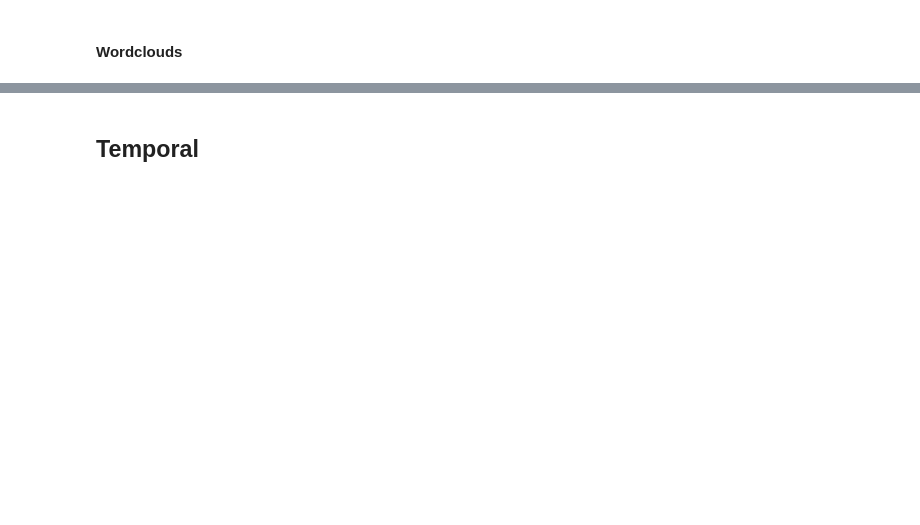
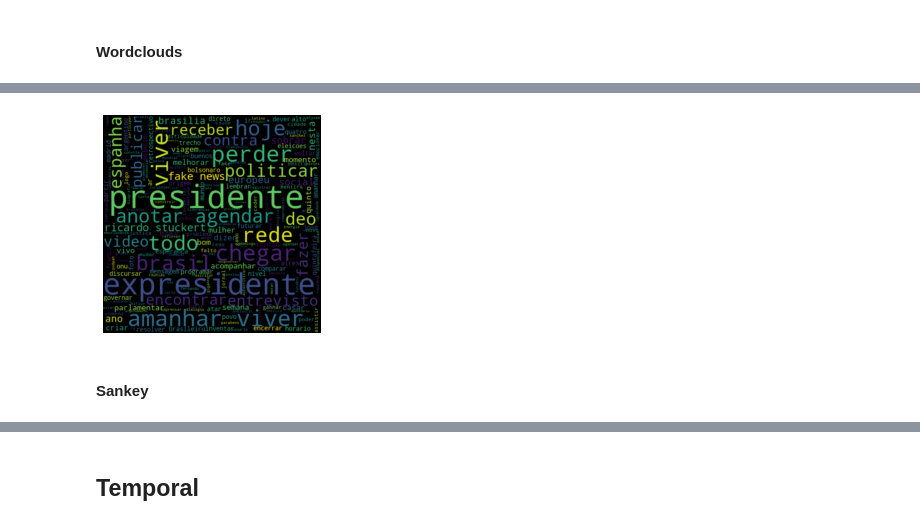
Before and after one commit to gustavo-azevedo/presid, a Jupyter notebook: an.ipynb, the cells around one changed output, grey strips where cells are left out. Cells and saved outputs as stored; diff of their text form; code cells hidden in the pictures; blank space fills up the shorter version.

```diff
--- a/an.ipynb
+++ b/an.ipynb
@@ -404,2 +215,0 @@ Name: clean_text, Length: 586, dtype: object
-# %%
-poli.clean_text = poli.clean_text.apply(extract_words)
@@ -450,15 +227,23 @@ True
-# %%
-candidate = ' '.join(list(poli[poli.user_name == 'Ciro Gomes'].clean_text.apply(lambda x: ' '.join(x))))
-tokens = nltk.word_tokenize(candidate)
-freqs = nltk.FreqDist(tokens)
-blah_list = [(k, v) for k, v in freqs.items()]
-sorted_by_freq = sorted(blah_list, key=lambda tup: tup[1])
-print(sorted_by_freq)
 # %%
 words_candidate('Ciro Gomes')
-# %%
-wordcloud = WordCloud(width=480, height=480, margin=0).generate(lula)
-plt.imshow(wordcloud, interpolation='bilinear')
-plt.axis("off")
-plt.margins(x=0,y=0)
-plt.show()
+# %%
+def words_hashtag(df: pd.DataFrame, candidate: str, hashtag: str):
+
+    searcher = re.compile(hashtag)
+    hash_df = df.copy()
+    filter = hash_df.hashtags.apply(lambda x: True if searcher.search(x) else False)
+    hash_df.clean_text = hash_df.clean_text.apply(lambda x: extract_words(x))
+    hash_df[(hash_df.user_name == candidate) * filter].clean_text.apply(lambda x: x.remove(candidate) if (candidate in x) else x)
+    hash_df[(hash_df.user_name == candidate) * filter].clean_text.apply(lambda x: x.remove(candidate.lower()) if (candidate.lower() in x) else x)
+    candidate = ' '.join(list(hash_df[(hash_df.user_name == candidate) * filter].clean_text.apply(lambda x: ' '.join(x))))
+    wordcloud = WordCloud(width=480, height=480, margin=0).generate(candidate)
+    plt.imshow(wordcloud, interpolation='bilinear')
+    plt.axis("off")
+    plt.margins(x=0,y=0)
+    plt.show()
+# %%
+words_hashtag(poli, 'Lula', 'equipelula')
+# %% [output]
+[figure, added]
+# %% [markdown]
+#### Sankey
```
Also changed, not shown: parts of 37 cells of this notebook.
